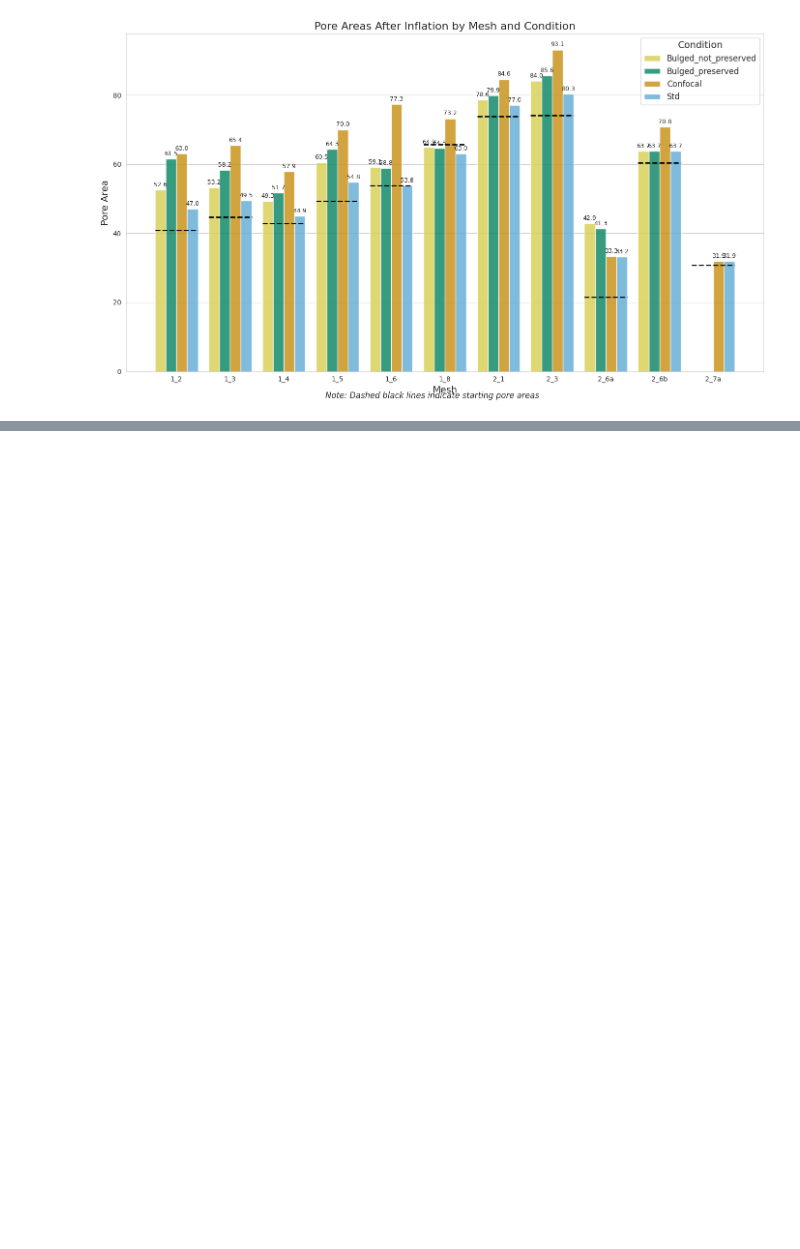
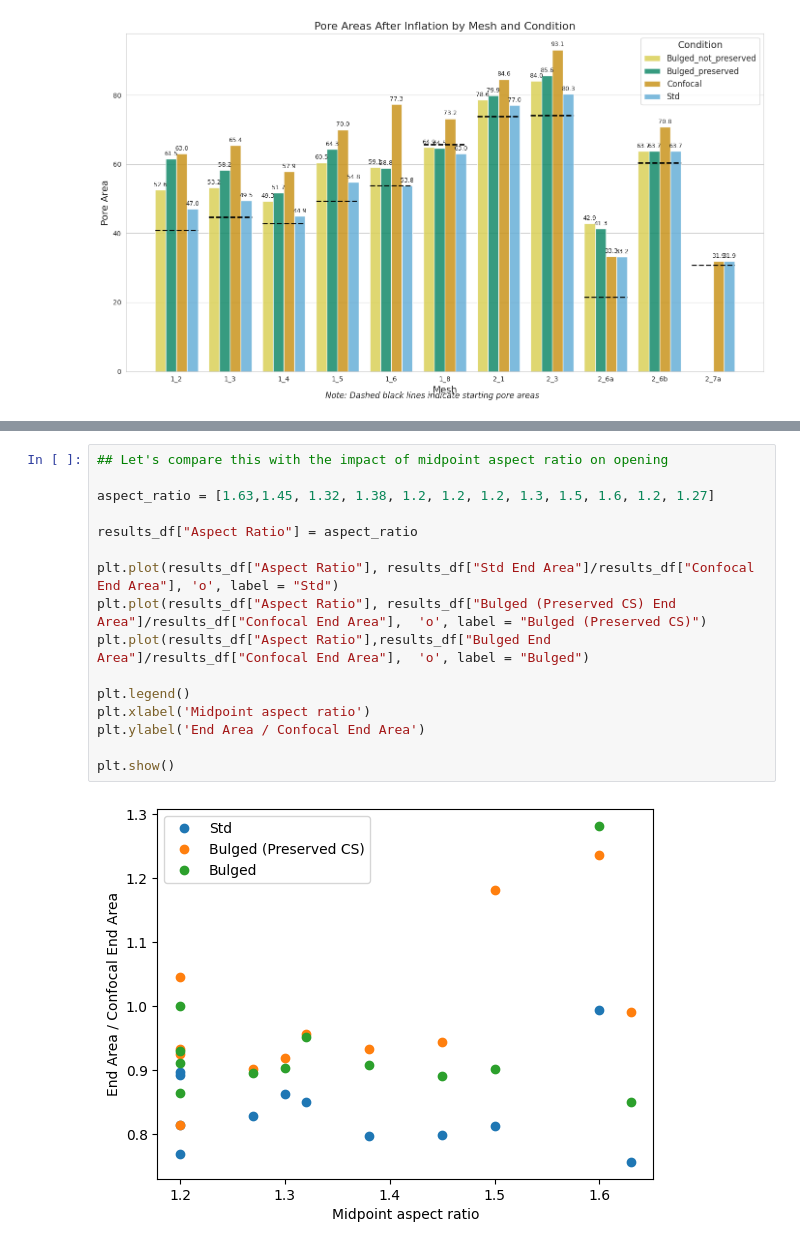
Before and after one commit to mtomtom/onion-stomatal-geometry, a Jupyter notebook: output/results.ipynb, the cells around one changed output, grey strips where cells are left out. Drawn from its saved outputs; the diff is of its cells as text; blank space fills up the shorter version.

```diff
--- a/output/results.ipynb
+++ b/output/results.ipynb
@@ -710,0 +778,18 @@ plt.show()
+# %%
+## Let's compare this with the impact of midpoint aspect ratio on opening
+
+aspect_ratio = [1.63,1.45, 1.32, 1.38, 1.2, 1.2, 1.2, 1.3, 1.5, 1.6, 1.2, 1.27]
+
+results_df["Aspect Ratio"] = aspect_ratio
+
+plt.plot(results_df["Aspect Ratio"], results_df["Std End Area"]/results_df["Confocal End Area"], 'o', label = "Std")
+plt.plot(results_df["Aspect Ratio"], results_df["Bulged (Preserved CS) End Area"]/results_df["Confocal End Area"],  'o', label = "Bulged (Preserved CS)")
+plt.plot(results_df["Aspect Ratio"],results_df["Bulged End Area"]/results_df["Confocal End Area"],  'o', label = "Bulged")
+
+plt.legend()
+plt.xlabel('Midpoint aspect ratio')
+plt.ylabel('End Area / Confocal End Area')
+
+plt.show()
+# %% [output]
+[figure, added]
```
Also changed, not shown: parts of 16 cells of this notebook, 1 other file.
